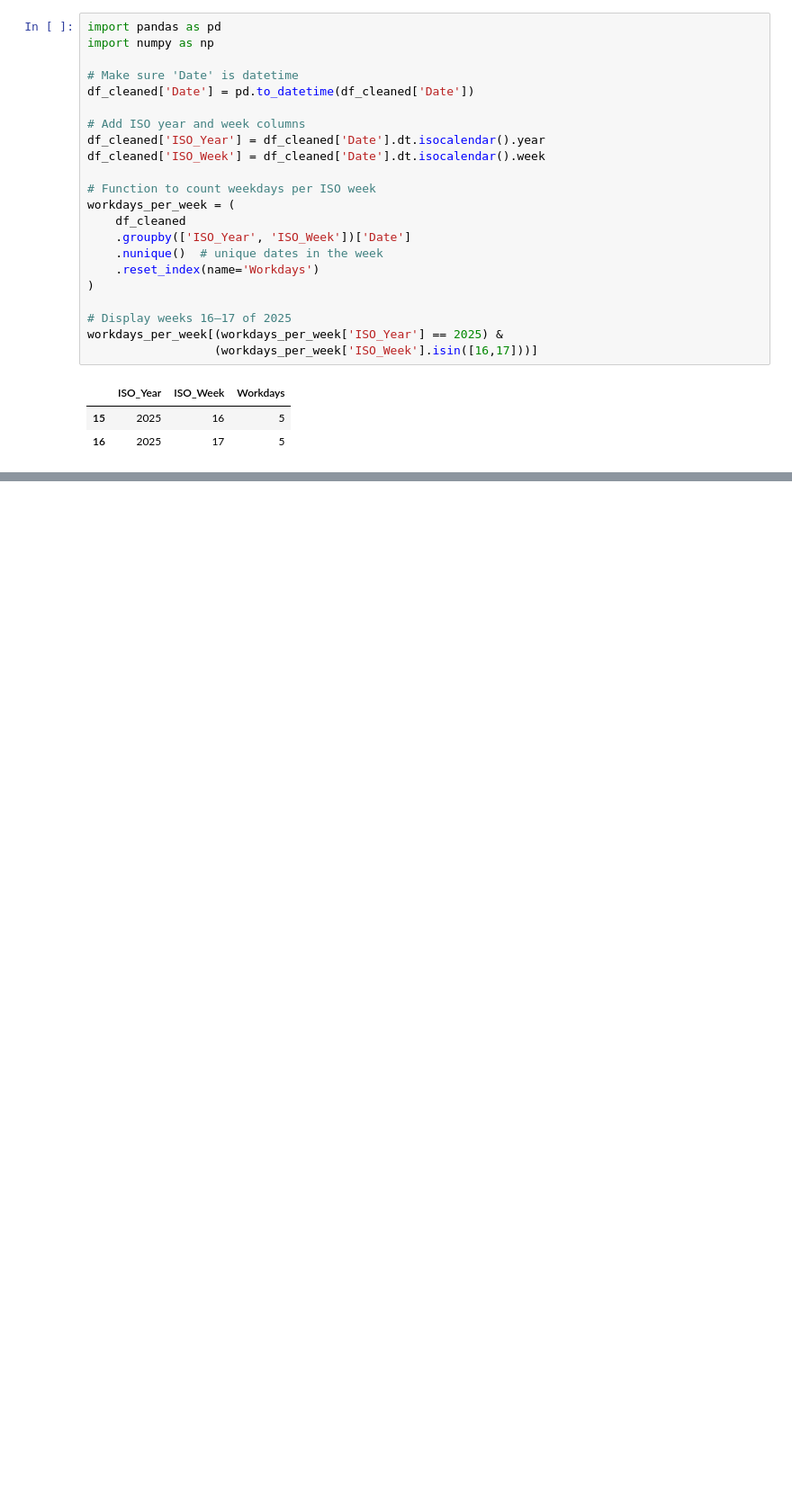
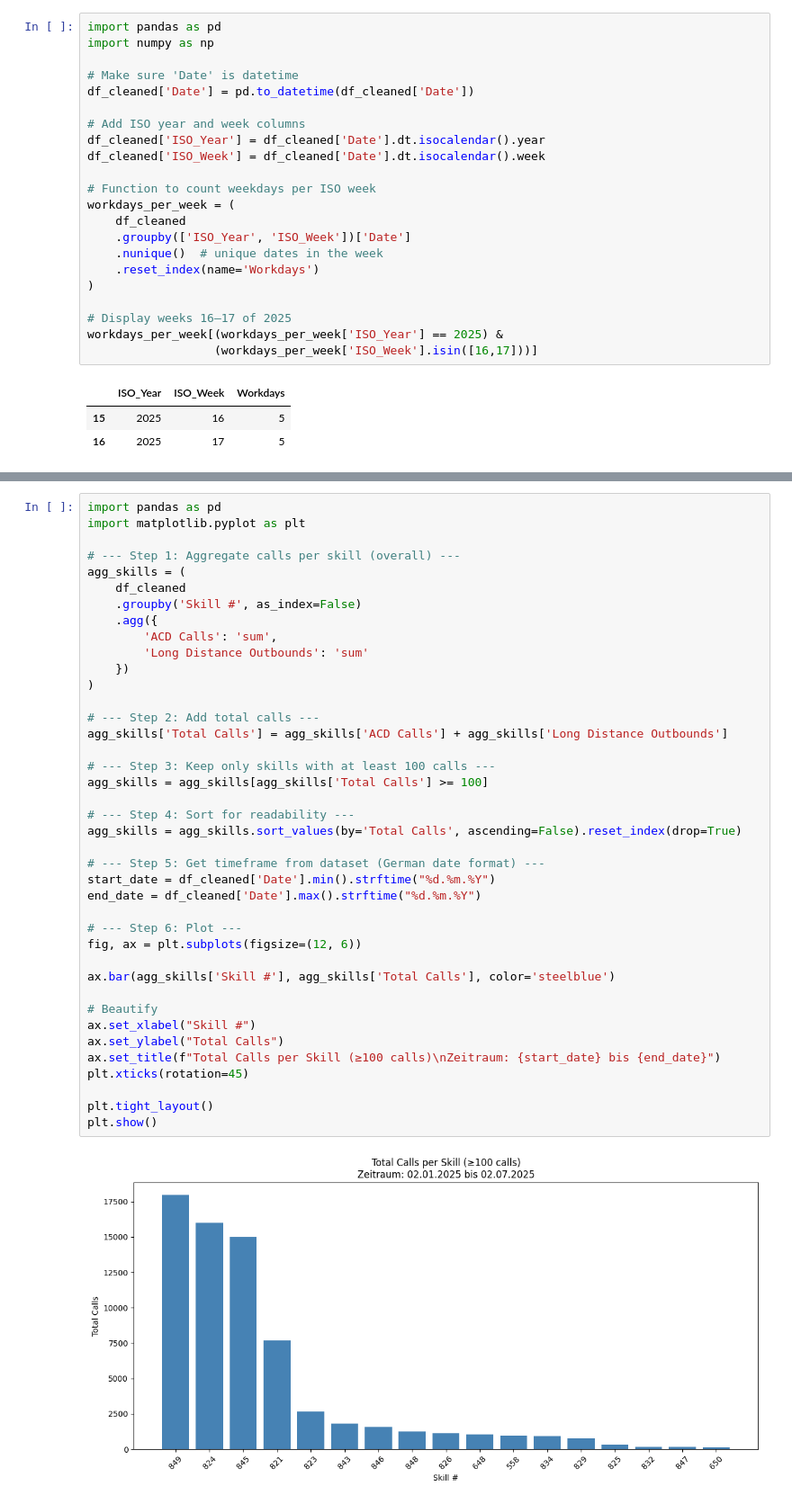
Before and after one commit to avtmarquardt-png/DPP_Callcenter, a Jupyter notebook: notebooks/Explore_CC_perf.ipynb, the cells around one changed output, grey strips where cells are left out. Shown at 90% size. Saved outputs shown, nothing was run; the diff lists cells and outputs as text; blank space fills up the shorter version.

```diff
--- a/notebooks/Explore_CC_perf.ipynb
+++ b/notebooks/Explore_CC_perf.ipynb
@@ -313,0 +424,42 @@ workdays_per_week[(workdays_per_week['ISO_Year'] == 2025) &
+# %%
+import pandas as pd
+import matplotlib.pyplot as plt
+
+# --- Step 1: Aggregate calls per skill (overall) ---
+agg_skills = (
+    df_cleaned
+    .groupby('Skill #', as_index=False)
+    .agg({
+        'ACD Calls': 'sum',
+        'Long Distance Outbounds': 'sum'
+    })
+)
+
+# --- Step 2: Add total calls ---
+agg_skills['Total Calls'] = agg_skills['ACD Calls'] + agg_skills['Long Distance Outbounds']
+
+# --- Step 3: Keep only skills with at least 100 calls ---
+agg_skills = agg_skills[agg_skills['Total Calls'] >= 100]
+
+# --- Step 4: Sort for readability ---
+agg_skills = agg_skills.sort_values(by='Total Calls', ascending=False).reset_index(drop=True)
+
+# --- Step 5: Get timeframe from dataset (German date format) ---
+start_date = df_cleaned['Date'].min().strftime("%d.%m.%Y")
+end_date = df_cleaned['Date'].max().strftime("%d.%m.%Y")
+
+# --- Step 6: Plot ---
+fig, ax = plt.subplots(figsize=(12, 6))
+
+ax.bar(agg_skills['Skill #'], agg_skills['Total Calls'], color='steelblue')
+
+# Beautify
+ax.set_xlabel("Skill #")
+ax.set_ylabel("Total Calls")
+ax.set_title(f"Total Calls per Skill (≥100 calls)\nZeitraum: {start_date} bis {end_date}")
+plt.xticks(rotation=45)
+
+plt.tight_layout()
+plt.show()
+# %% [output]
+[figure, added]
```
Also changed, not shown: parts of 7 cells of this notebook, 2 other files.
